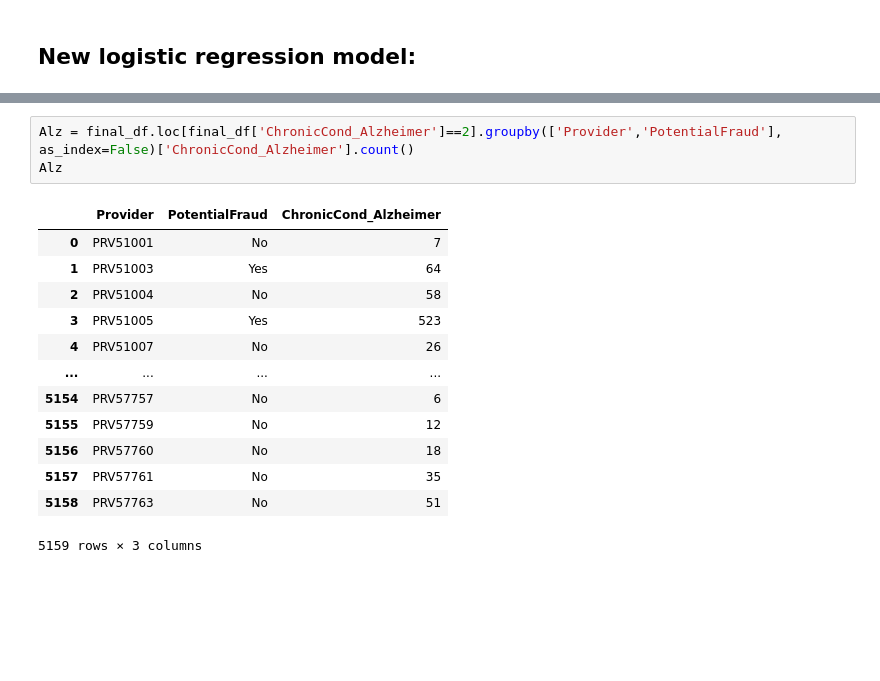
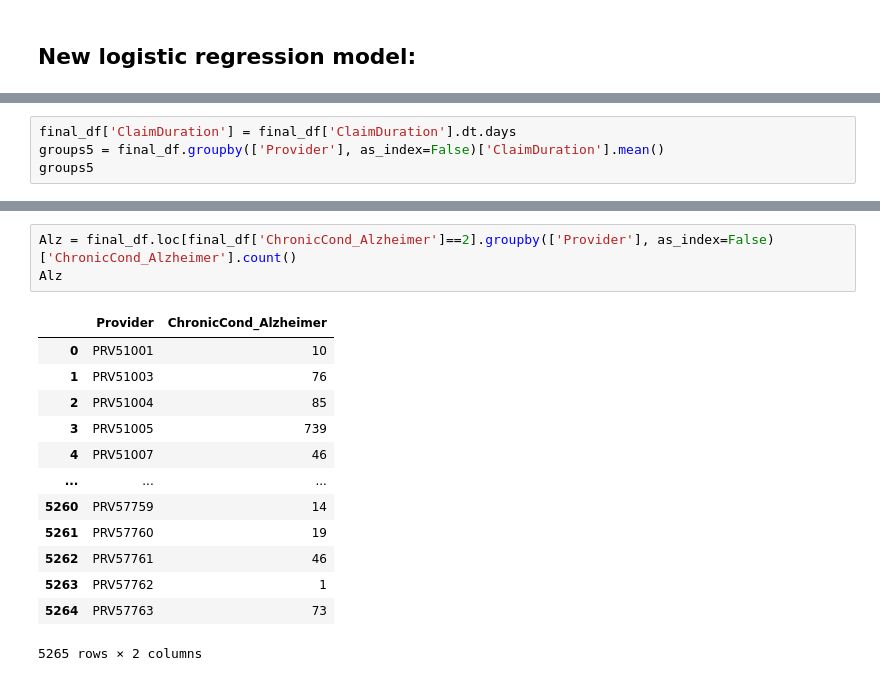
Before and after one commit to areias/healthcare_fraud, a Jupyter notebook: Logistic_Regression.ipynb, the cells around one changed output, grey strips where cells are left out. Drawn from its saved outputs; the diff is of its cells as text; blank space fills up the shorter version.

```diff
--- a/Logistic_Regression.ipynb
+++ b/Logistic_Regression.ipynb
@@ -341,0 +359,4 @@ groups4
+# %%
+final_df['ClaimDuration'] = final_df['ClaimDuration'].dt.days
+groups5 = final_df.groupby(['Provider'], as_index=False)['ClaimDuration'].mean()
+groups5
@@ -342,17 +377,17 @@ groups4
 # %%
-Alz = final_df.loc[final_df['ChronicCond_Alzheimer']==2].groupby(['Provider','PotentialFraud'], as_index=False)['ChronicCond_Alzheimer'].count()
+Alz = final_df.loc[final_df['ChronicCond_Alzheimer']==2].groupby(['Provider'], as_index=False)['ChronicCond_Alzheimer'].count()
 Alz
 # %% [output]
-|  | Provider | PotentialFraud | ChronicCond_Alzheimer |
-| 0 | PRV51001 | No | 7 |
-| 1 | PRV51003 | Yes | 64 |
-| 2 | PRV51004 | No | 58 |
-| 3 | PRV51005 | Yes | 523 |
-| 4 | PRV51007 | No | 26 |
-| ... | ... | ... | ... |
-| 5154 | PRV57757 | No | 6 |
-| 5155 | PRV57759 | No | 12 |
-| 5156 | PRV57760 | No | 18 |
-| 5157 | PRV57761 | No | 35 |
-| 5158 | PRV57763 | No | 51 |
+|  | Provider | ChronicCond_Alzheimer |
+| 0 | PRV51001 | 10 |
+| 1 | PRV51003 | 76 |
+| 2 | PRV51004 | 85 |
+| 3 | PRV51005 | 739 |
+| 4 | PRV51007 | 46 |
+| ... | ... | ... |
+| 5260 | PRV57759 | 14 |
+| 5261 | PRV57760 | 19 |
+| 5262 | PRV57761 | 46 |
+| 5263 | PRV57762 | 1 |
+| 5264 | PRV57763 | 73 |
-5159 rows × 3 columns
+5265 rows × 2 columns
```
Also changed, not shown: parts of 29 cells of this notebook.
